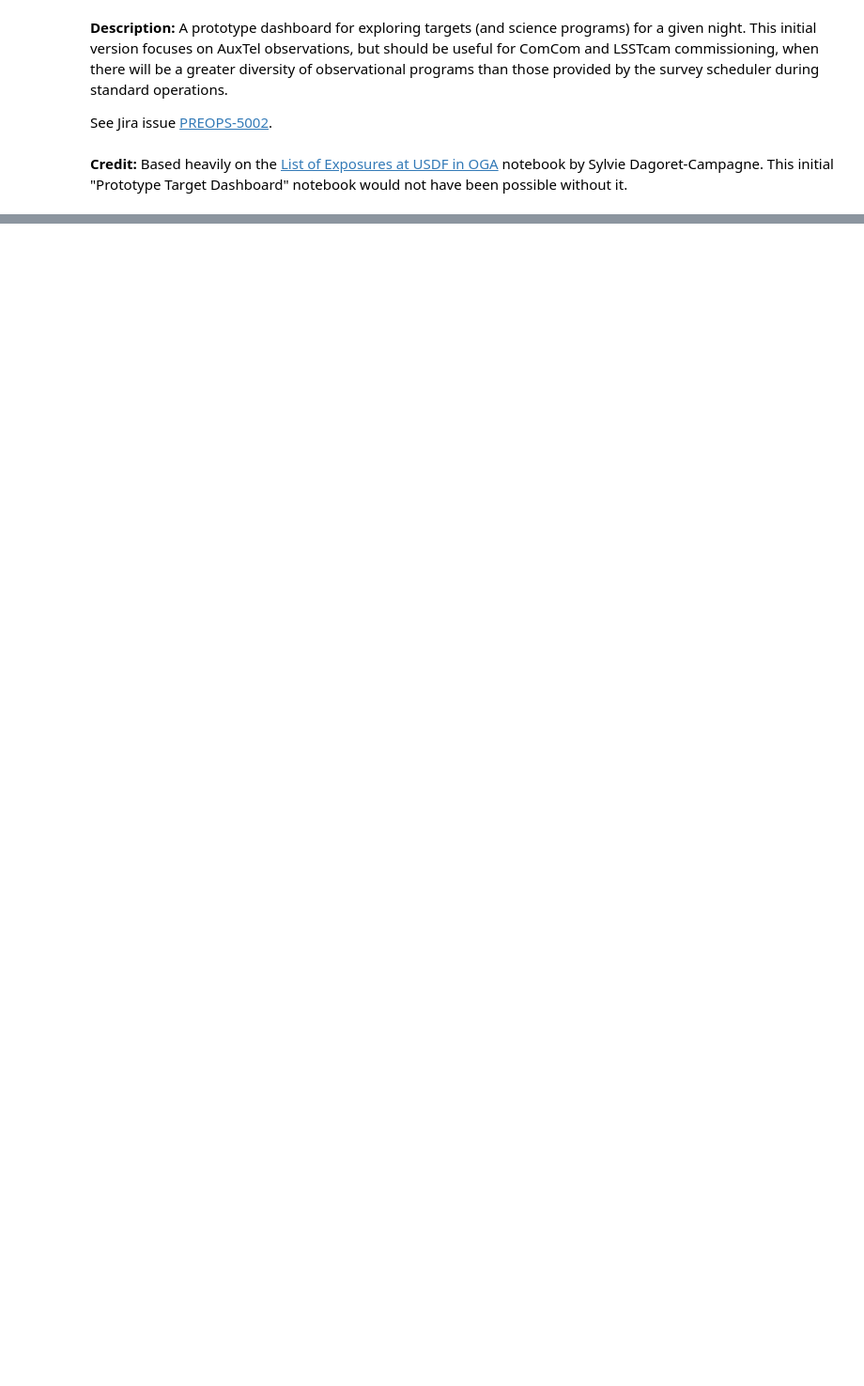
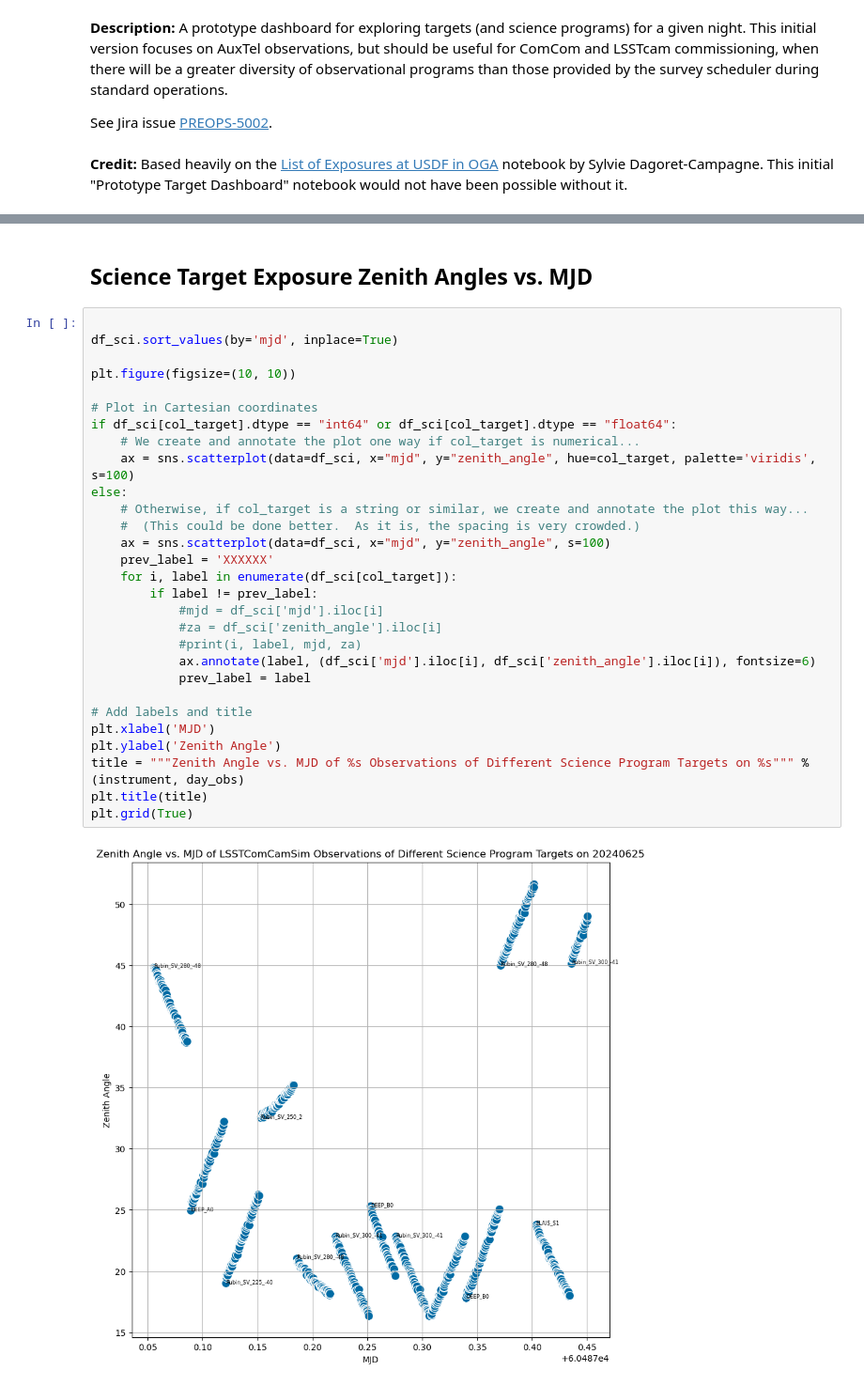
Before and after one commit to lsst-dm/vv-team-notebooks, a Jupyter notebook: notebooks/PREOPS-5002-target-report.ipynb, the cells around one changed output, grey strips where cells are left out. Shown at 94% size. Saved outputs shown, nothing was run; the diff lists cells and outputs as text; blank space fills up the shorter version.

```diff
--- a/notebooks/PREOPS-5002-target-report.ipynb
+++ b/notebooks/PREOPS-5002-target-report.ipynb
@@ -837,0 +835,33 @@ raise StopExecution
+# %% [markdown]
+## Science Target Exposure Zenith Angles vs. MJD
+# %%
+
+df_sci.sort_values(by='mjd', inplace=True)
+
+plt.figure(figsize=(10, 10))
+
+# Plot in Cartesian coordinates
+if df_sci[col_target].dtype == "int64" or df_sci[col_target].dtype == "float64":
+    # We create and annotate the plot one way if col_target is numerical...
+    ax = sns.scatterplot(data=df_sci, x="mjd", y="zenith_angle", hue=col_target, palette='viridis', s=100)
+else:
+    # Otherwise, if col_target is a string or similar, we create and annotate the plot this way...
+    #  (This could be done better.  As it is, the spacing is very crowded.)
+    ax = sns.scatterplot(data=df_sci, x="mjd", y="zenith_angle", s=100)
+    prev_label = 'XXXXXX'
+    for i, label in enumerate(df_sci[col_target]):
+        if label != prev_label:
+            #mjd = df_sci['mjd'].iloc[i]
+            #za = df_sci['zenith_angle'].iloc[i]
+            #print(i, label, mjd, za)
+            ax.annotate(label, (df_sci['mjd'].iloc[i], df_sci['zenith_angle'].iloc[i]), fontsize=6)
+            prev_label = label
+
+# Add labels and title
+plt.xlabel('MJD')
+plt.ylabel('Zenith Angle')
+title = """Zenith Angle vs. MJD of %s Observations of Different Science Program Targets on %s""" %(instrument, day_obs)
+plt.title(title)
+plt.grid(True)
+# %% [output]
+[figure, added]
```
Also changed, not shown: parts of 184 cells of this notebook.
